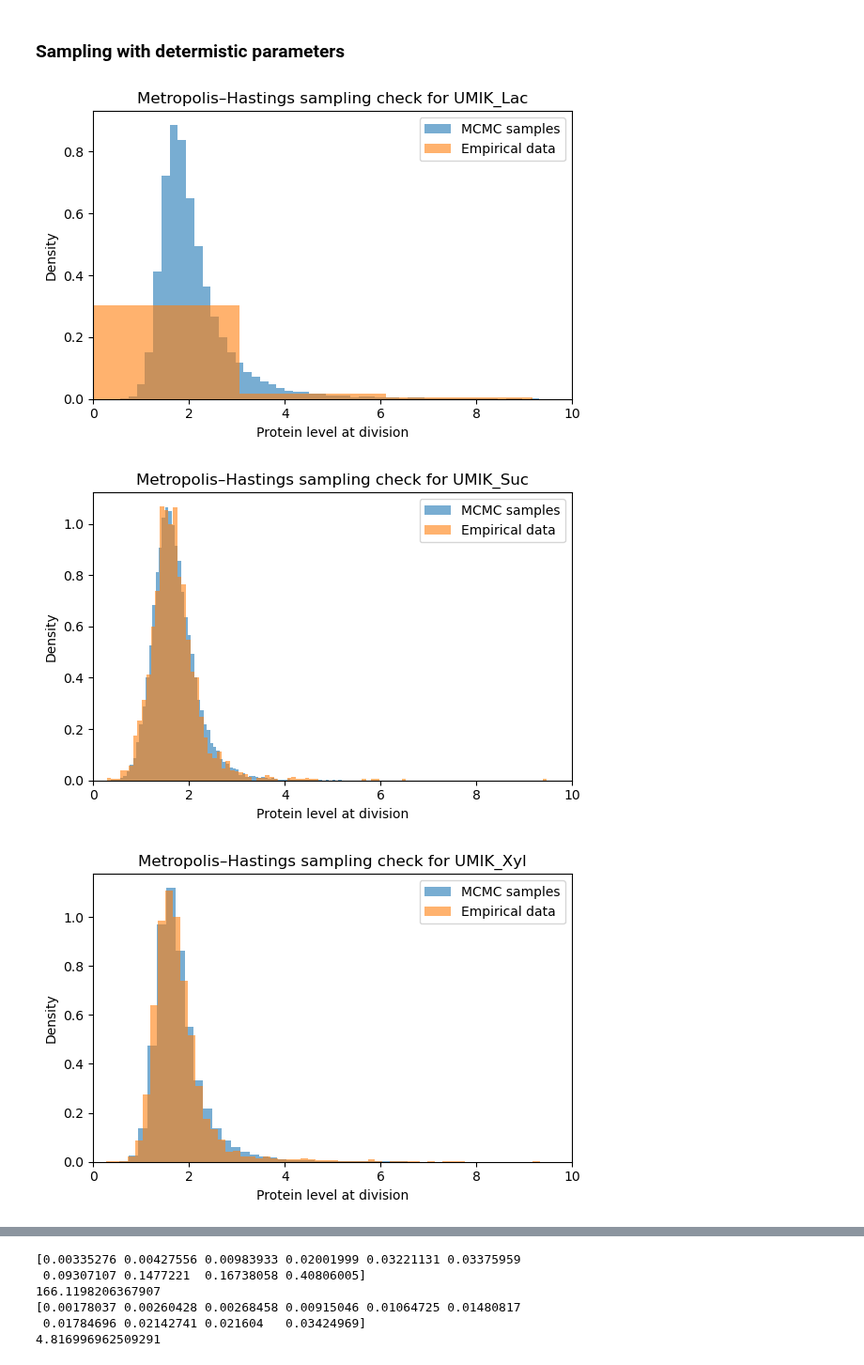
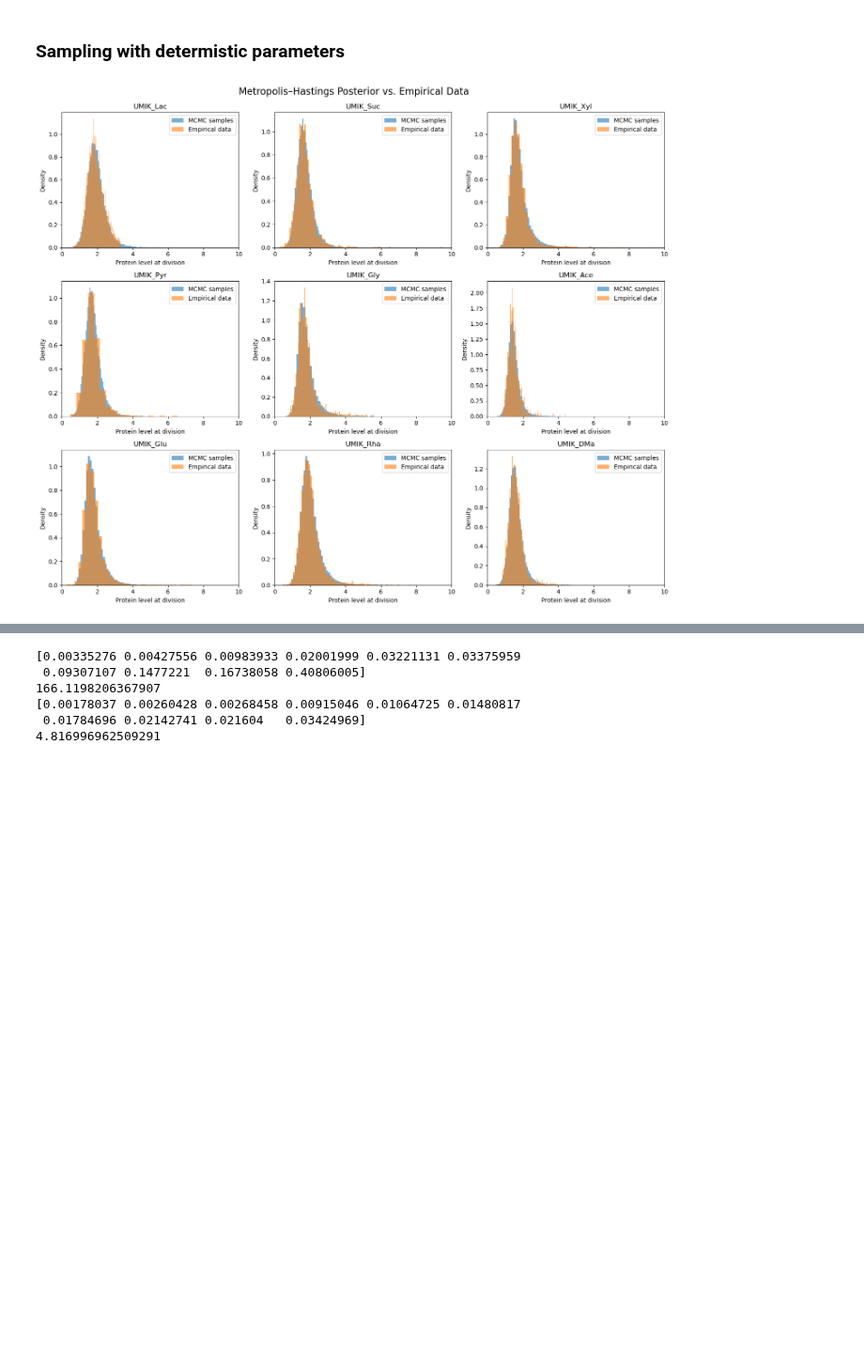
Before and after one commit to Vladi700/PoD_microbial_growth, a Jupyter notebook: survival_function_fit.ipynb, the cells around one changed output, grey strips where cells are left out. Shown at 94% size. Drawn from its saved outputs; the diff is of its cells as text; code cells hidden in the pictures; blank space fills up the shorter version.

```diff
--- a/survival_function_fit.ipynb
+++ b/survival_function_fit.ipynb
@@ -278,23 +323,29 @@ def metropolis_hastings(unnorm_pdf, alpha, k, tau, n_samples=100000, proposal_wi
 # %% [markdown]
 ### Sampling with determistic parameters
 # %%
+fig, axs = plt.subplots(3, 3, figsize=(15, 12))  # 3x3 grid
+axs = axs.flatten()  # flatten so we can index as a list
+
 for i in range(len(fittingParams['a'])):
-    alpha, k, tau = fittingParams['a'][i], fittingParams['k'][i] , fittingParams['T'][i]
+    alpha = fittingParams['a'][i]
+    k = fittingParams['k'][i]
+    tau = fittingParams['T'][i]
+
     samples = metropolis_hastings(protein_levels_at_division_pdf, alpha, k, tau)
+    posterior_samples = samples
+    empirical_protein_level = dfs[names[i]]["protein_level"].dropna()
 
-    posterior_samples = samples
-    empirical_protein_level = dfs[names[i]]["protein_level"]
-    plt.figure(figsize=(6, 4))
-    plt.hist(posterior_samples, bins=100, density=True, alpha=0.6, label="MCMC samples", color='C0')
-    plt.hist(empirical_protein_level, bins=100, density=True, alpha=0.6, label="Empirical data", color='C1')
-    plt.xlim(0, 10)
+    ax = axs[i]
+    ax.hist(posterior_samples, bins=100, density=True, alpha=0.6, label="MCMC samples", color='C0')
+    ax.hist(empirical_protein_level, bins=100, density=True, alpha=0.6, label="Empirical data", color='C1')
+    ax.set_xlim(0, 10)
+    ax.set_title(f"{names[i]}")
+    ax.set_xlabel("Protein level at division")
+    ax.set_ylabel("Density")
+    ax.legend()
 
-    plt.xlabel("Protein level at division")
-    plt.ylabel("Density")
-    plt.title(f"Metropolis–Hastings sampling check for {names[i]}")
-    plt.legend()
-    plt.tight_layout()
+plt.tight_layout()
+plt.suptitle("Metropolis–Hastings Posterior vs. Empirical Data", fontsize=16, y=1.02)
+plt.show()
 # %% [output]
-[figure, old version]
+[figure, new version]
-[figure, removed]
-[figure, removed]
```
Also changed, not shown: parts of 7 cells of this notebook, 2 other files.
